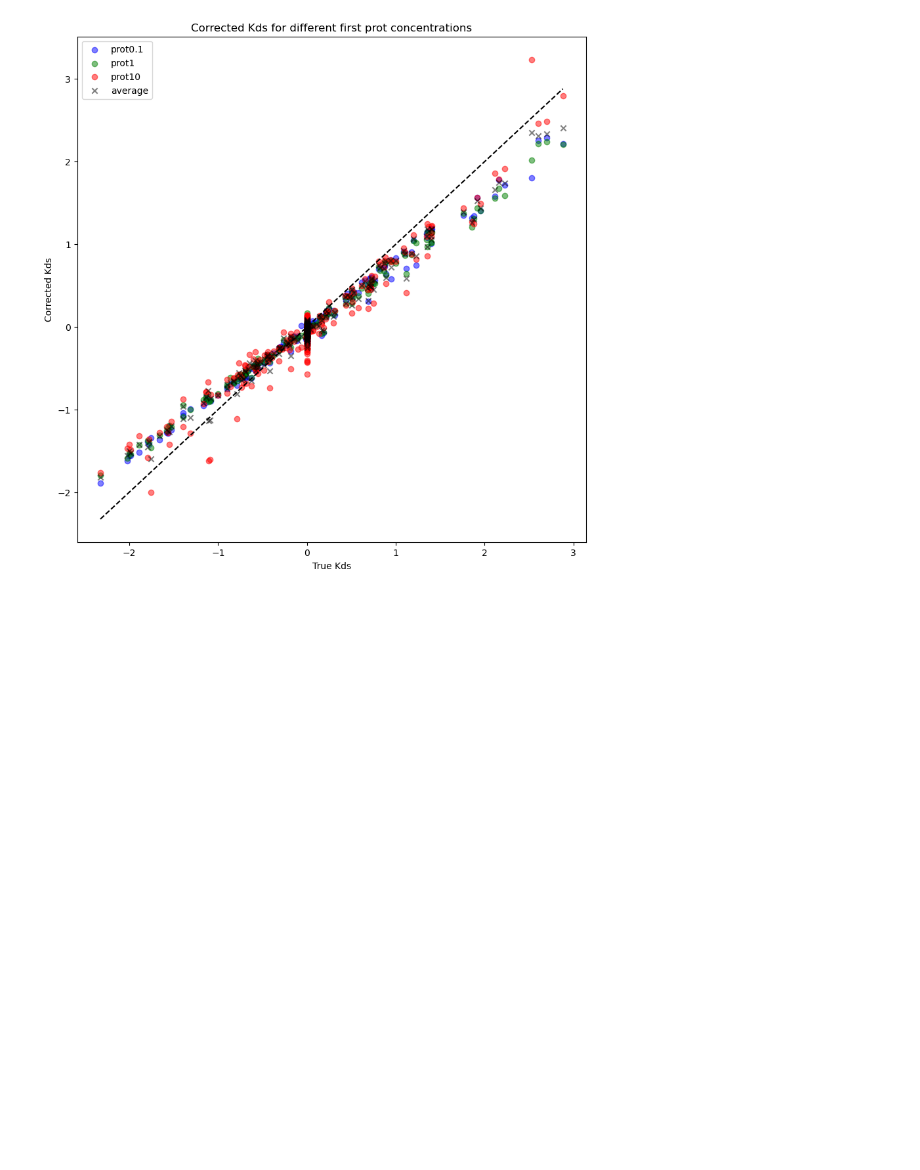
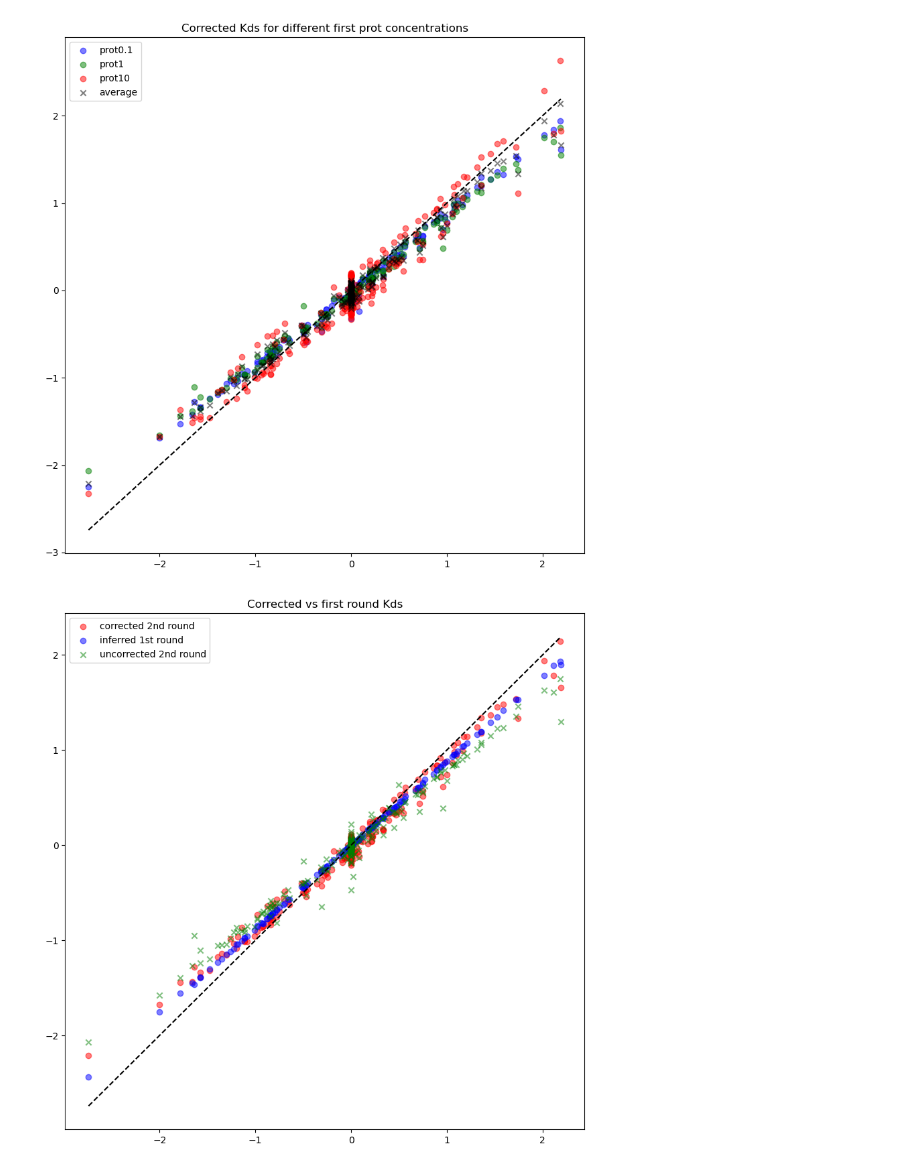
Before and after one commit to JoshuaGensel/dmMIME_correction, a Jupyter notebook: src/testing.ipynb, the cells around one changed output. Cells and saved outputs as stored; diff of their text form; code cells hidden in the pictures; blank space fills up the shorter version.

```diff
--- a/src/testing.ipynb
+++ b/src/testing.ipynb
@@ -3,7 +3,7 @@ import MIME_correction
 import numpy as np
 import matplotlib.pyplot as plt
 # %%
-simulation_path = "/home/user/data_directory/MIME_sim_data/no_epi_new_prot/"
+simulation_path = "/home/user/data_directory/MIME_sim_data/no_epi_high_species/"
 # %%
 corrected_01, inferred_01, true_01 = MIME_correction.correct_Kds(simulation_path +'/prot0.1')
 corrected_1, inferred_1, true_1 = MIME_correction.correct_Kds(simulation_path +'/prot1')
@@ -207,21 +207,36 @@ difference between squared error for mean of inferred Kds and corrected Kds
 # %%
 # plot corrected Kds for all 3 first prot concentrations
 mean_corrected_01 = np.mean([np.log(corrected_01_01), np.log(corrected_01_1), np.log(corrected_01_10)], axis=0)
 mean_corrected_1 = np.mean([np.log(corrected_1_01), np.log(corrected_1_1), np.log(corrected_1_10)], axis=0)
 mean_corrected_10 = np.mean([np.log(corrected_10_01), np.log(corrected_10_1), np.log(corrected_10_10)], axis=0)
 plt.figure(figsize=(10, 10))
 plt.scatter(np.log(true_01), mean_corrected_01, label='prot0.1', color='blue', alpha=0.5)
 plt.scatter(np.log(true_01), mean_corrected_1, label='prot1', color='green', alpha=0.5)
 plt.scatter(np.log(true_01), mean_corrected_10, label='prot10', color='red', alpha=0.5)
 # also plot the average of the 3 corrected Kds
 plt.scatter(np.log(true_01), np.mean([mean_corrected_01, mean_corrected_1, mean_corrected_10], axis=0), label='average', color='black', alpha=0.5, marker='x')
 x = np.linspace(np.min(np.log(true_01)), np.max(np.log(true_01)), 100)
 y = x
 plt.plot(x, y, color='black', linestyle='--')
-plt.xlabel('True Kds')
-plt.ylabel('Corrected Kds')
 plt.legend()
 plt.title('Corrected Kds for different first prot concentrations')
 plt.show()
+
+# plot avreage of the 3 corrected Kds vs the first round average Kds
+plt.figure(figsize=(10, 10))
+plt.scatter(np.log(true_01), np.mean([mean_corrected_01, mean_corrected_1, mean_corrected_10], axis=0), label='corrected 2nd round', color='red', alpha=0.5)
+plt.scatter(np.log(true_01), np.mean([np.log(inferred_01), np.log(inferred_1), np.log(inferred_10)], axis=0), label='inferred 1st round', color='blue', alpha=0.5)
+# also plot the average of the 3 uncorrected Kds
+mean_uncorrected_01 = np.mean([np.log(inferred_01_01), np.log(inferred_01_1), np.log(inferred_01_10)], axis=0)
+mean_uncorrected_1 = np.mean([np.log(inferred_1_01), np.log(inferred_1_1), np.log(inferred_1_10)], axis=0)
+mean_uncorrected_10 = np.mean([np.log(inferred_10_01), np.log(inferred_10_1), np.log(inferred_10_10)], axis=0)
+plt.scatter(np.log(true_01), np.mean([mean_uncorrected_01, mean_uncorrected_1, mean_uncorrected_10], axis=0), label='uncorrected 2nd round', color='green', alpha=0.5, marker='x')
+x = np.linspace(np.min(np.log(true_01)), np.max(np.log(true_01)), 100)
+y = x
+plt.plot(x, y, color='black', linestyle='--')
+plt.legend()
+plt.title('Corrected vs first round Kds')
+plt.show()
 # %% [output]
-[figure, old version]
+[figure, new version]
+[figure, added]
```
Also changed, not shown: parts of 9 cells of this notebook, 1 other file.
